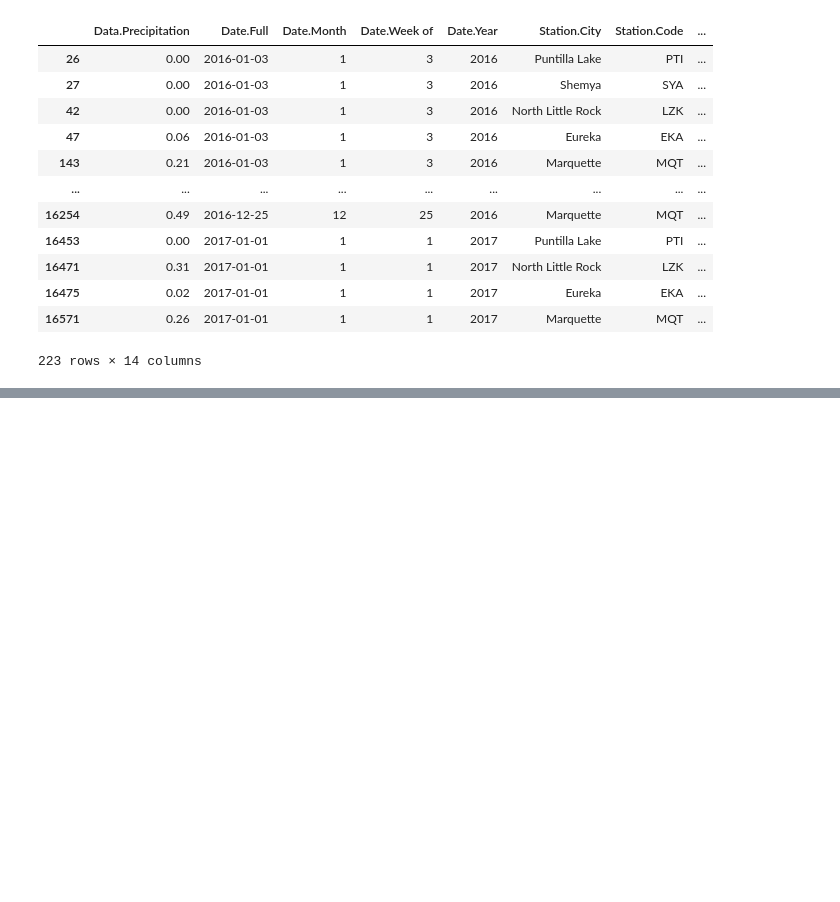
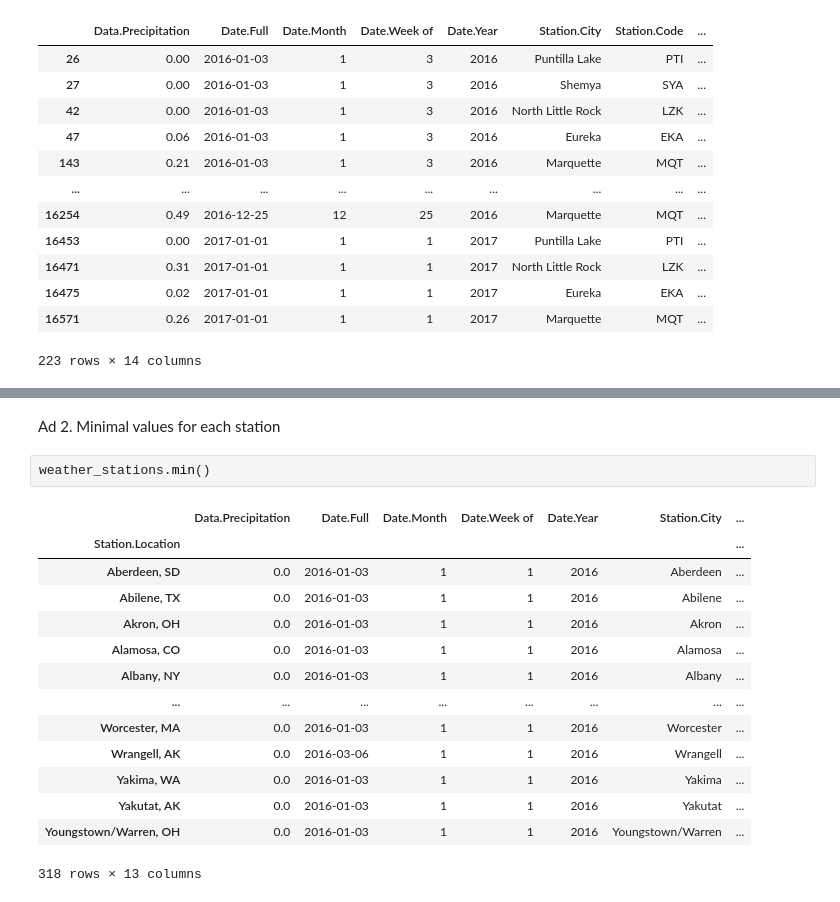
Before and after one commit to Wojtaszek1801/data_science_beggining, a Jupyter notebook: weather_DF_exercises.ipynb, the cells around one changed output, grey strips where cells are left out. Drawn from its saved outputs; the diff is of its cells as text; blank space fills up the shorter version.

```diff
--- a/weather_DF_exercises.ipynb
+++ b/weather_DF_exercises.ipynb
@@ -325,0 +375,19 @@ weather.loc[weather['Data.Wind.Speed'] == 0]
+# %% [markdown]
+Ad 2. Minimal values for each station
+# %%
+weather_stations.min()
+# %% [output]
+|  | Data.Precipitation | Date.Full | Date.Month | Date.Week of | Date.Year | Station.City | ... |
+| Station.Location |  |  |  |  |  |  | ... |
+| Aberdeen, SD | 0.0 | 2016-01-03 | 1 | 1 | 2016 | Aberdeen | ... |
+| Abilene, TX | 0.0 | 2016-01-03 | 1 | 1 | 2016 | Abilene | ... |
+| Akron, OH | 0.0 | 2016-01-03 | 1 | 1 | 2016 | Akron | ... |
+| Alamosa, CO | 0.0 | 2016-01-03 | 1 | 1 | 2016 | Alamosa | ... |
+| Albany, NY | 0.0 | 2016-01-03 | 1 | 1 | 2016 | Albany | ... |
+| ... | ... | ... | ... | ... | ... | ... | ... |
+| Worcester, MA | 0.0 | 2016-01-03 | 1 | 1 | 2016 | Worcester | ... |
+| Wrangell, AK | 0.0 | 2016-03-06 | 1 | 1 | 2016 | Wrangell | ... |
+| Yakima, WA | 0.0 | 2016-01-03 | 1 | 1 | 2016 | Yakima | ... |
+| Yakutat, AK | 0.0 | 2016-01-03 | 1 | 1 | 2016 | Yakutat | ... |
+| Youngstown/Warren, OH | 0.0 | 2016-01-03 | 1 | 1 | 2016 | Youngstown/Warren | ... |
+318 rows × 13 columns
```
Also changed, not shown: parts of 10 cells of this notebook.
